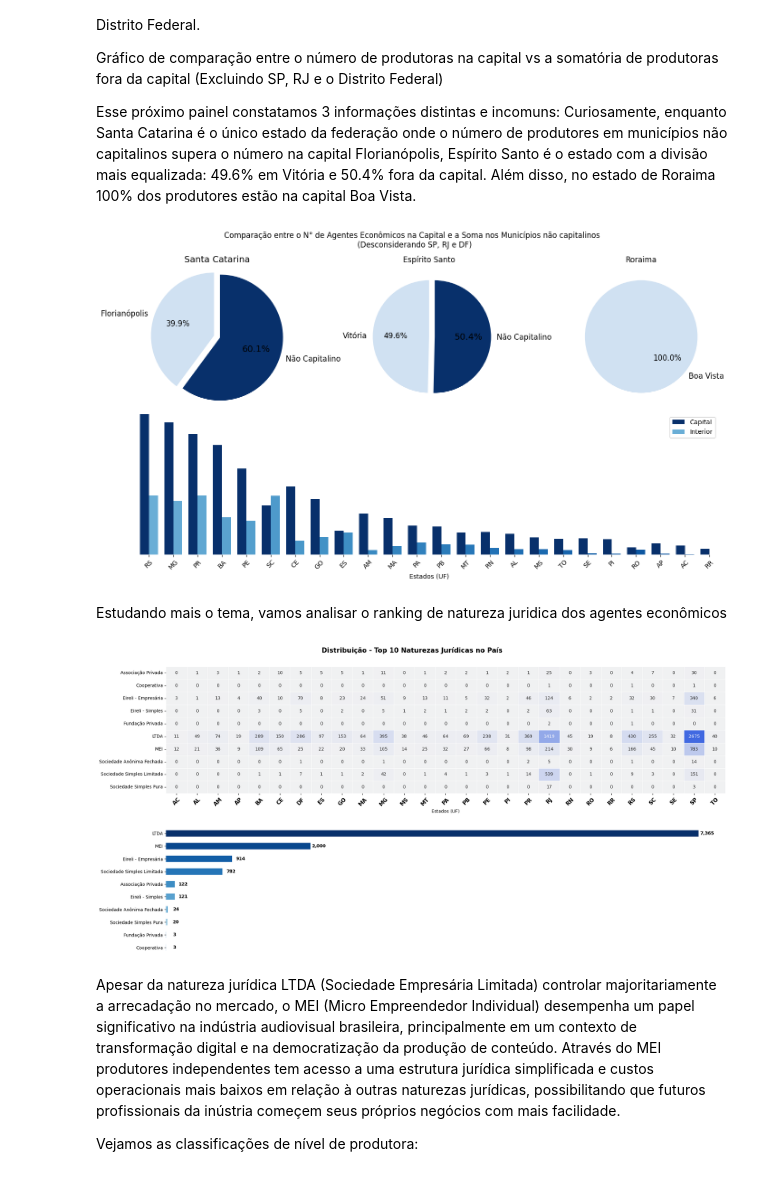
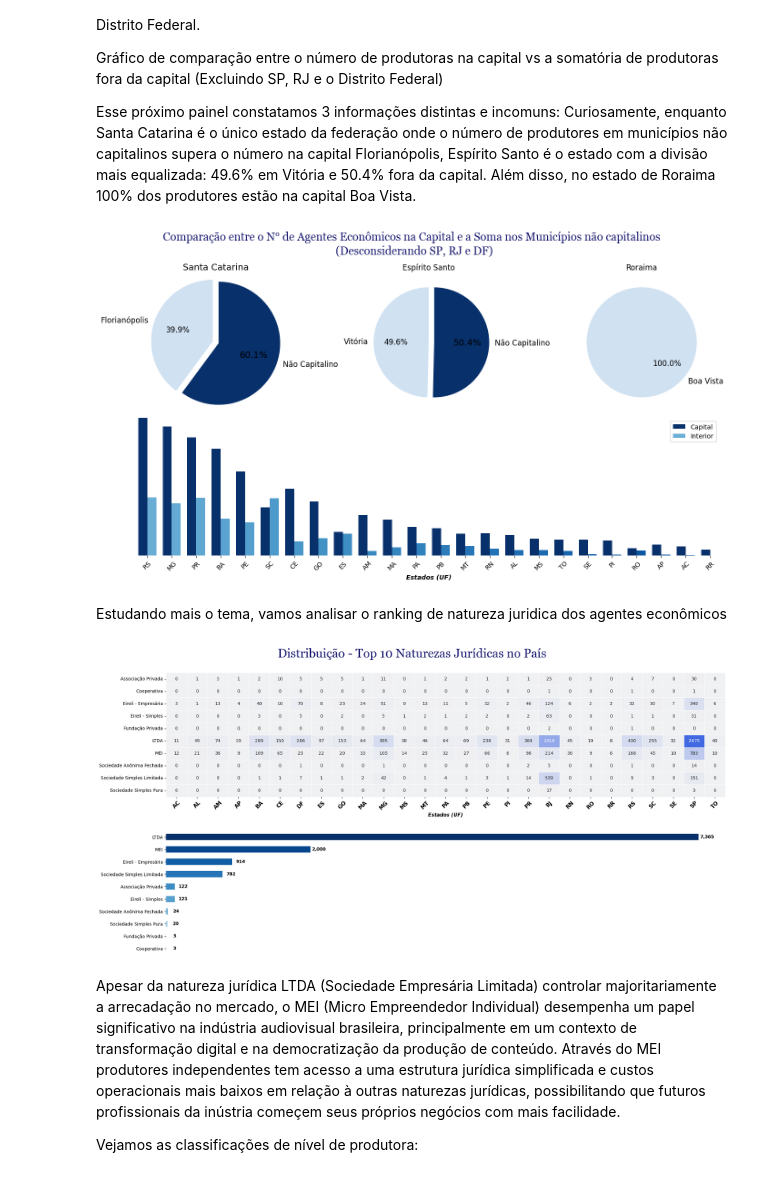
Before and after one commit to fonsecadados/AgenciaNacionalDoCinema_ANCINE, a Jupyter notebook: ANCINE_DesafiosEOportunidades.ipynb, the cells around one changed output. Cells and saved outputs as stored; diff of their text form; code cells hidden in the pictures.

```diff
--- a/ANCINE_DesafiosEOportunidades.ipynb
+++ b/ANCINE_DesafiosEOportunidades.ipynb
@@ -547,36 +550,38 @@ ax3.spines['bottom'].set_visible(False)
 
 
 #############
 #Criação do Plot com 3 gráficos
 #Gráfico de barras
 bar_width = 0.37 #largura das barras
 r1 = np.arange(len(estados)) #posição das barras
 r2 = [x + bar_width for x in r1] #posição das barras
 cores_int = plt.cm.Blues(np.linspace(0.5, 0.9, len(estados))) #definindo cores
 cores_cap = plt.cm.Blues(np.linspace(1, 2, len(estados))) #definindo cores
 
 ax4 = plt.subplot(gs[1, :])
 # Plot das capitais
 ax4 = plt.bar(r1, [c.values[0] for c in capitais], color=cores_cap, width=bar_width, label='Capital')
 
 # Plot dos interiores
 ax4 = plt.bar(r2, [i.values[0] for i in interiores], color=cores_int, width=bar_width, label='Interior')
 
-ax4 = plt.xlabel('Estados (UF)', fontsize=10)
+ax4 = plt.xlabel('Estados (UF)', fontsize=10, fontweight='bold', fontstyle='oblique')
 ax4 = plt.ylabel(None)
 ax4 = plt.xticks([r + bar_width/2 for r in range(len(estados))], estados)  # Definindo os rótulos do eixo x como os estados
 ax4 = plt.legend()
 ax4 = plt.xticks(rotation=45, fontweight='medium')
 ax4 = plt.yticks([])
 ax4 = plt.margins(False)
 ax4 = plt.box([])
 
-plt.suptitle('Comparação entre o N° de Agentes Econômicos na Capital e a Soma nos Municípios não capitalinos \n (Desconsiderando SP, RJ e DF)')
+
+fontprops = {'color': 'midnightblue', 'weight': 'bold', 'style': 'normal', 'family' : 'Georgia'}
+plt.suptitle('Comparação entre o N° de Agentes Econômicos na Capital e a Soma nos Municípios não capitalinos \n (Desconsiderando SP, RJ e DF)', fontdict=fontprops, fontsize=18)
 plt.subplots_adjust(top=0.87)
 plt.tight_layout()
 plt.show()
 # %% [output]
-[figure, old version]
+[figure, new version]
 # %% [markdown]
 Estudando mais o tema, vamos analisar o ranking de natureza juridica dos agentes econômicos
 # %%
@@ -627,16 +632,18 @@ axs[1].set_xticks([])
 # axs[0].set_yticks(fontweight='bold')
 # axs[0].tight_layout()
 
+
 pivot_table = pd.crosstab(natureza_juridica['NATUREZA_JURIDICA'], natureza_juridica['UF'])
 cor = sns.color_palette("light:royalblue", as_cmap=True)
 axs[0] = sns.heatmap(pivot_table, annot=True, fmt='d', linewidths=0.5, cmap=cor, ax=axs[0], cbar=False)
-axs[0].set_xlabel('Estados (UF)')
+axs[0].set_xlabel('Estados (UF)', fontweight='bold', fontsize=11, fontstyle='oblique')
 axs[0].set_ylabel(None)
 axs[0].set_yticklabels(axs[0].get_yticklabels(), fontweight='medium', rotation=0)
 axs[0].set_xticklabels(axs[0].get_xticklabels(), fontweight='bold', fontsize=12, rotation=45)
 axs[0].set_title("   ", fontsize=20)
 
-plt.suptitle('Distribuição - Top 10 Naturezas Jurídicas no País', fontsize=15, fontweight='bold')
+fontprops = {'color': 'midnightblue', 'weight': 'bold', 'style': 'normal', 'family' : 'Georgia'}
+plt.suptitle('Distribuição - Top 10 Naturezas Jurídicas no País', fontdict=fontprops, fontsize=28)
 plt.subplots_adjust(top=1.87)
 plt.subplots_adjust(hspace=1.5)
 # plt.suptitle('Quantidade de Agentes por natureza jurídica', fontsize=14)
@@ -644,4 +651,4 @@ plt.box([])
 plt.tight_layout()
 plt.show()
 # %% [output]
-[figure, old version]
+[figure, new version]
```
Also changed, not shown: parts of 14 cells of this notebook.
